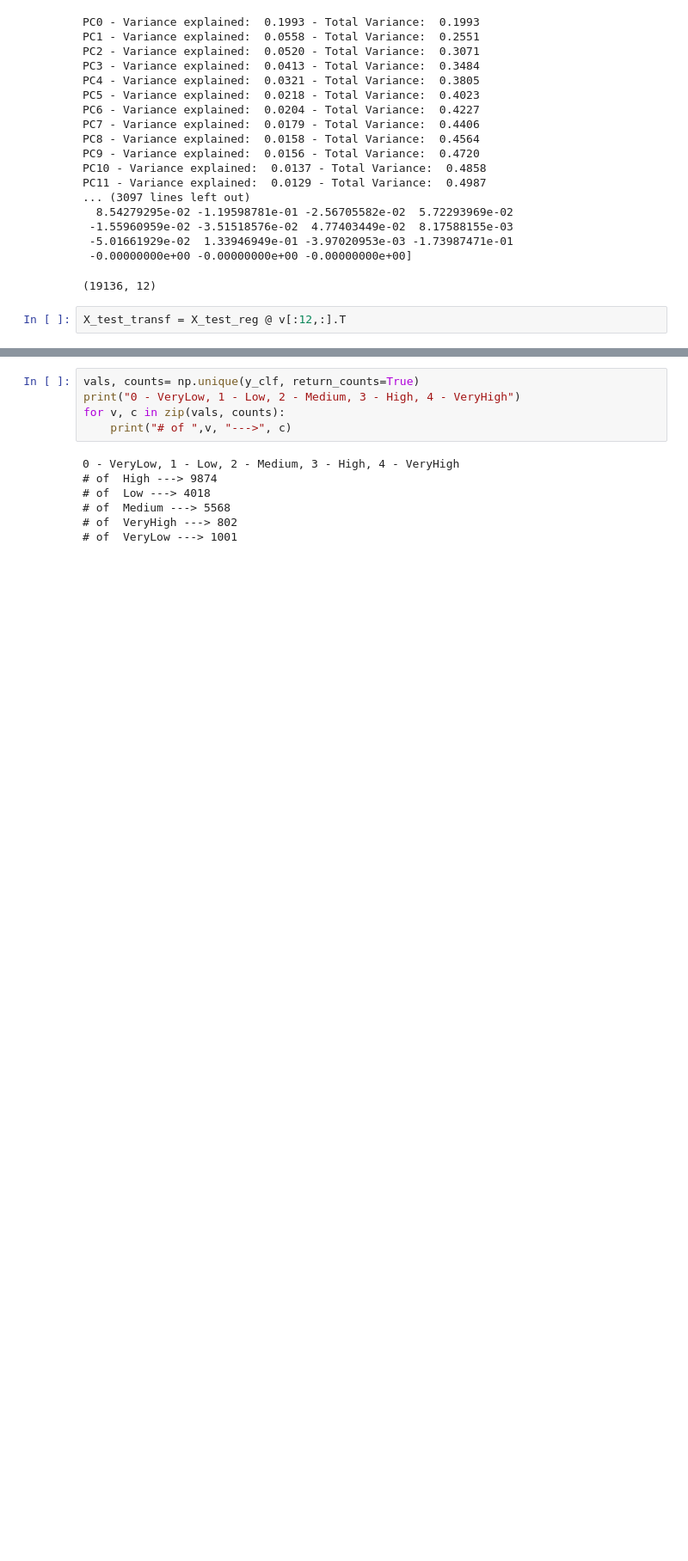
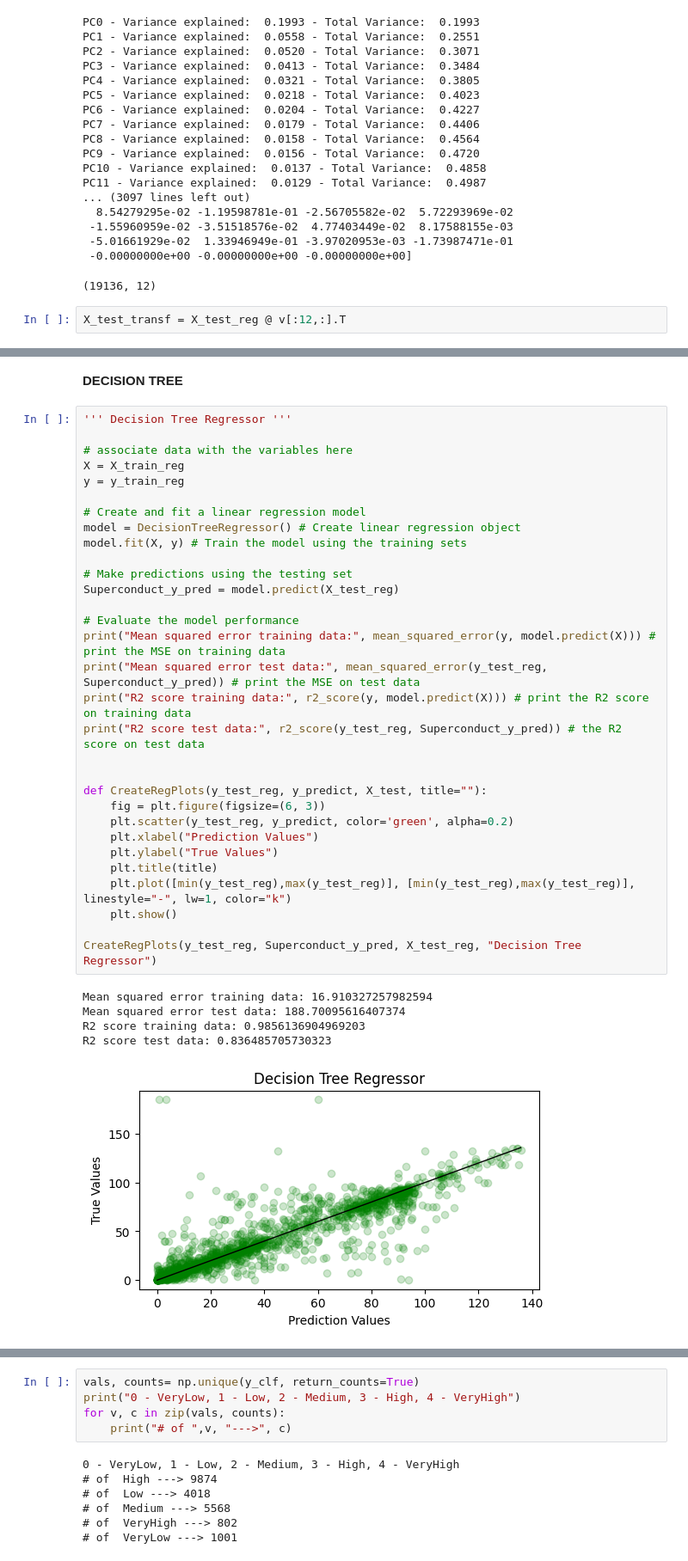
Before and after one commit to AntunesCSR/DM_Group_Project, a Jupyter notebook: HA_Catia.ipynb, the cells around one changed output, grey strips where cells are left out. Shown at 86% size. Drawn from its saved outputs; the diff is of its cells as text; blank space fills up the shorter version.

```diff
--- a/HA_Catia.ipynb
+++ b/HA_Catia.ipynb
@@ -252 +244,40 @@ def CreateRegPlots(y_test_reg, y_predict, X_test):
+# %% [markdown]
+**DECISION TREE**
+# %%
+''' Decision Tree Regressor '''
+
+# associate data with the variables here
+X = X_train_reg
+y = y_train_reg
+
+# Create and fit a linear regression model
+model = DecisionTreeRegressor() # Create linear regression object
+model.fit(X, y) # Train the model using the training sets
+
+# Make predictions using the testing set
+Superconduct_y_pred = model.predict(X_test_reg)
+
+# Evaluate the model performance
+print("Mean squared error training data:", mean_squared_error(y, model.predict(X))) # print the MSE on training data
+print("Mean squared error test data:", mean_squared_error(y_test_reg, Superconduct_y_pred)) # print the MSE on test data
+print("R2 score training data:", r2_score(y, model.predict(X))) # print the R2 score on training data
+print("R2 score test data:", r2_score(y_test_reg, Superconduct_y_pred)) # the R2 score on test data
+
+
+def CreateRegPlots(y_test_reg, y_predict, X_test, title=""):
+    fig = plt.figure(figsize=(6, 3))
+    plt.scatter(y_test_reg, y_predict, color='green', alpha=0.2)
+    plt.xlabel("Prediction Values")
+    plt.ylabel("True Values")
+    plt.title(title)
+    plt.plot([min(y_test_reg),max(y_test_reg)], [min(y_test_reg),max(y_test_reg)], linestyle="-", lw=1, color="k")
+    plt.show()
+
+CreateRegPlots(y_test_reg, Superconduct_y_pred, X_test_reg, "Decision Tree Regressor")
+# %% [output]
+Mean squared error training data: 16.910327257982594
+Mean squared error test data: 188.70095616407374
+R2 score training data: 0.9856136904969203
+R2 score test data: 0.836485705730323
+[figure, added]
 # %%
```
Also changed, not shown: parts of 17 cells of this notebook.
